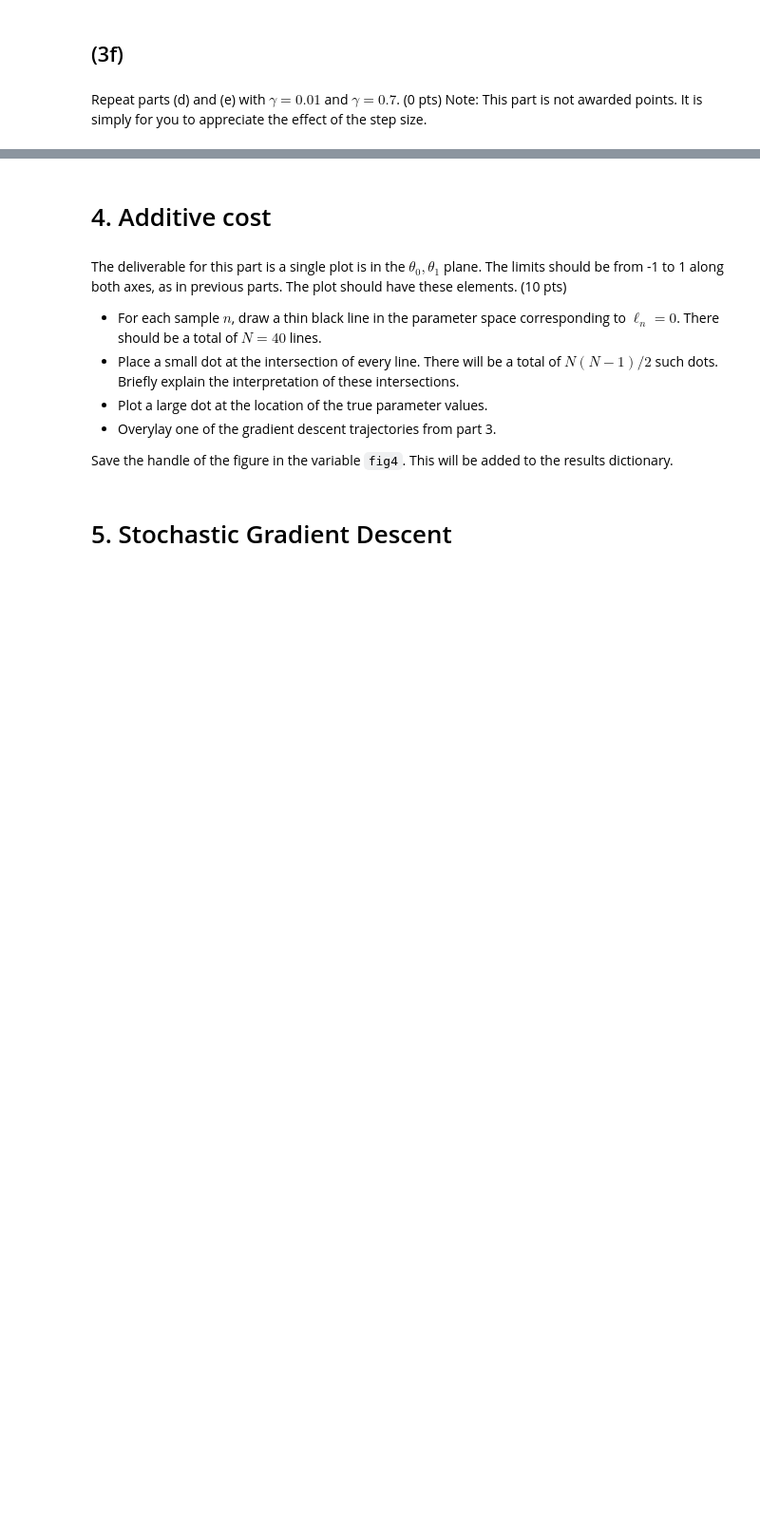
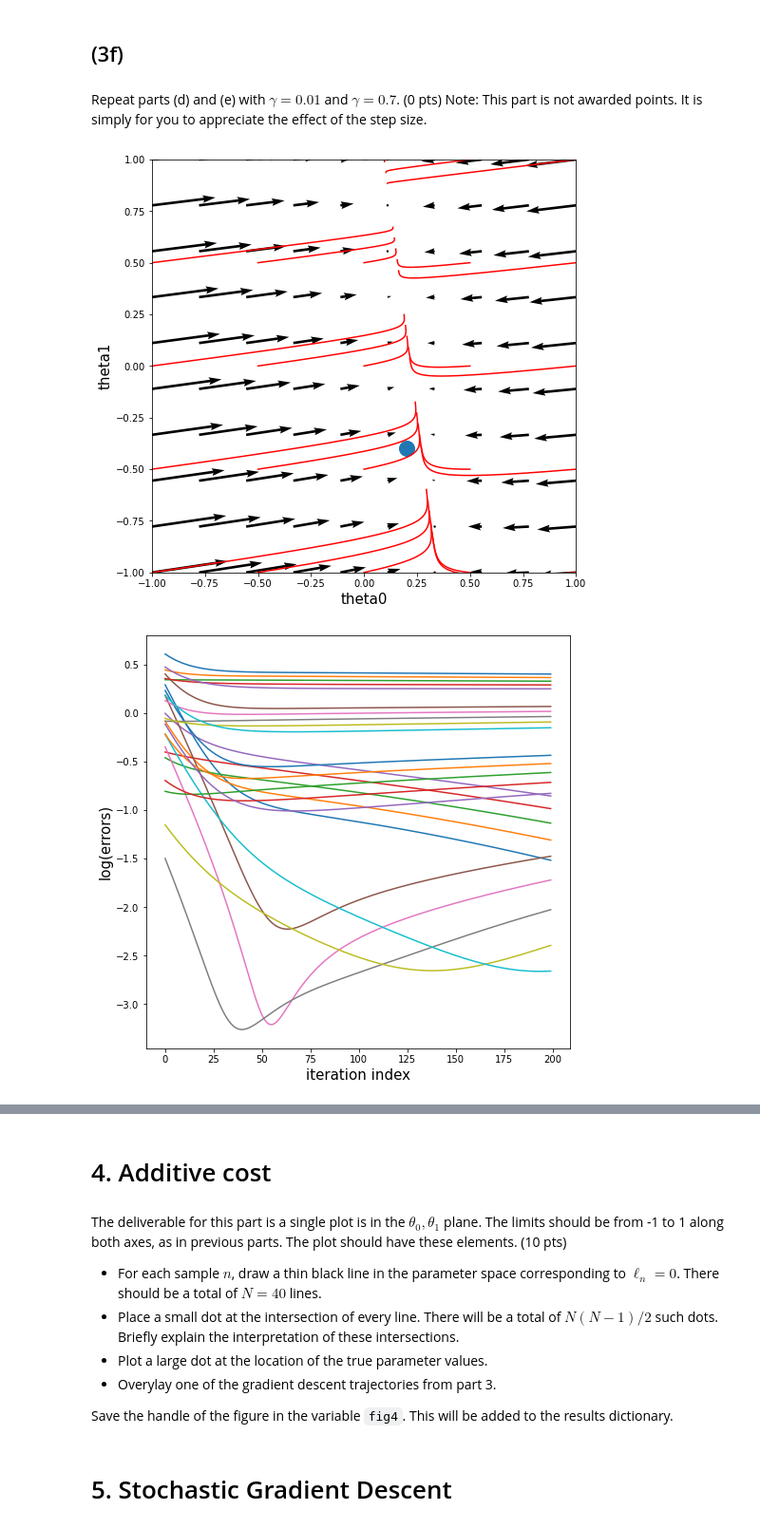
Before and after one commit to elvis0411/ME178_LabTeam, a Jupyter notebook: lab2_my solution Group 20.ipynb, the cells around one changed output, grey strips where cells are left out. Shown at 95% size. Drawn from its saved outputs; the diff is of its cells as text; code cells hidden in the pictures; blank space fills up the shorter version.

```diff
--- a/lab2_my solution Group 20.ipynb
+++ b/lab2_my solution Group 20.ipynb
@@ -150,8 +150,8 @@ J(\hat\theta_0,\hat\theta_1) = \sum_{n=1}^{N} \left( \hat\theta_0 + \hat \theta_
 Write a function called `nablaJ` that takes `XYsamp`, $\hat\theta_0$, and $\hat\theta_1$ as inputs, and returns the gradient as a numpy array of length 2.
 # %%
 def nablaJ(XYsamp, theta0, theta1):
-    dJdtheta0 = (2*theta0 + theta1*XYsamp[0] - XYsamp[1])*1
-    dJdtheta1 = (2*theta0 + theta1*XYsamp[0] - XYsamp[1])*XYsamp[0]
+    dJdtheta0 = 2*(theta0 + theta1*XYsamp[0] - XYsamp[1])*1
+    dJdtheta1 = 2*(theta0 + theta1*XYsamp[0] - XYsamp[1])*XYsamp[0]
     grad = np.array([dJdtheta0.sum(),dJdtheta1.sum()])
     return grad
 # %%
@@ -220,14 +217,14 @@ theta0_grid,theta1_grid = make_grid(gridN)
 # %%
-def run_gd_on_grid(theta0_grid,theta1_grid,K,gamma):
+def run_gd_on_grid(XYsamp,theta0_grid,theta1_grid,K,gamma):
     trajectory = np.empty((5,5,K,2))
     for i in range(theta0_grid.shape[0]):
         for j in range(theta0_grid.shape[1]):
             trajectory[i,j,:,:] = gradient_descent(XYsamp,K,gamma,Theta0=[theta0_grid[i,j], theta1_grid[i,j]])
     return trajectory
 
-trajectories =  run_gd_on_grid(theta0_grid,theta1_grid,K=200,gamma=0.2)
+trajectories =  run_gd_on_grid(XYsamp,theta0_grid,theta1_grid,K=200,gamma=0.2)
 # %%
 ################################
 # Reporting. Do not modify.#####
-result['grid_3c'] = run_gd_on_grid(theta0_grid,theta1_grid,K=200,gamma=0.2)
+result['grid_3c'] = run_gd_on_grid(XYsamp,theta0_grid,theta1_grid,K=200,gamma=0.2)
 ################################
@@ -266,4 +243,10 @@ theta1_real=-0.4
 def plot_error(trajectories):
     errors= np.empty((5,5,200,1))
     errors= np.sqrt((trajectories[:,:,:,0]-theta0_real)**2 + ((trajectories[:,:,:,1]-theta1_real)**2))
-    return errors
+    fig = plt.figure(figsize=(8,8));
+    plt.xlabel('iteration index',fontsize=15);
+    plt.ylabel('log(errors)',fontsize=15);
+    for i in range(errors.shape[0]):
+        for j in range(errors.shape[1]):
+            plt.plot(np.arange(0,errors.shape[2]),np.log(errors[i,j,:]));
+    return fig
@@ -346,10 +305,13 @@ Note: This part is not awarded points. It is simply for you to appreciate the ef
 # %%
 ################################
 # Reporting. Do not modify.#####
-trajectories2 = run_gd_on_grid(theta0_grid,theta1_grid ,K=200,gamma=0.01)
+trajectories2 = run_gd_on_grid(XYsamp,theta0_grid,theta1_grid ,K=200,gamma=0.01)
 result['fig_3fA_phase'] = plot_traj(plot_quiver(),trajectories2)
 result['fig_3fA_error'] = plot_error(trajectories2)
 ################################
+# %% [output]
+[figure, added]
+[figure, added]
 # %%
 ################################
 # Reporting. Do not modify.#####
```
Also changed, not shown: parts of 11 cells of this notebook.
